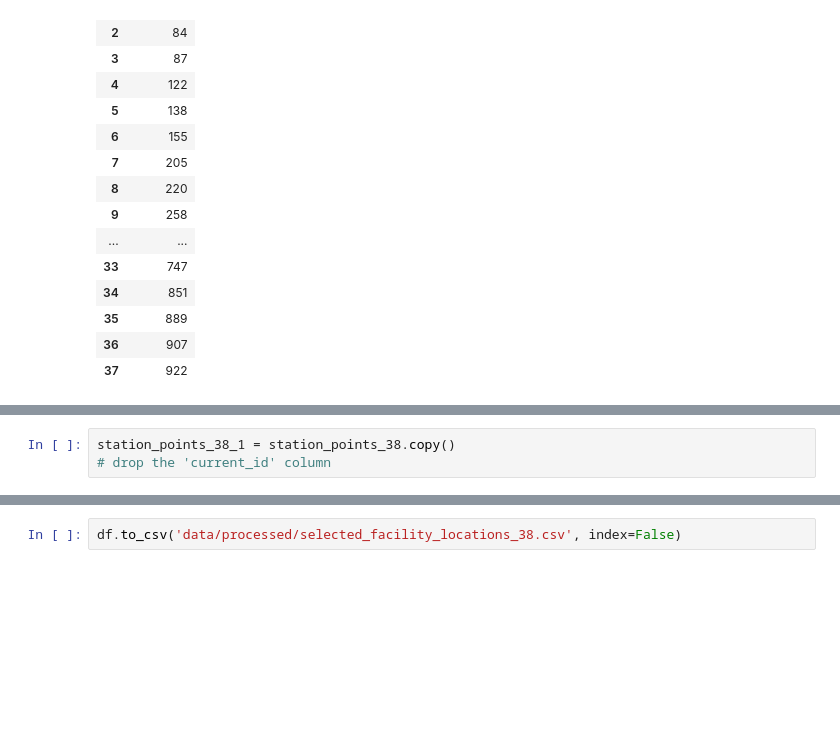
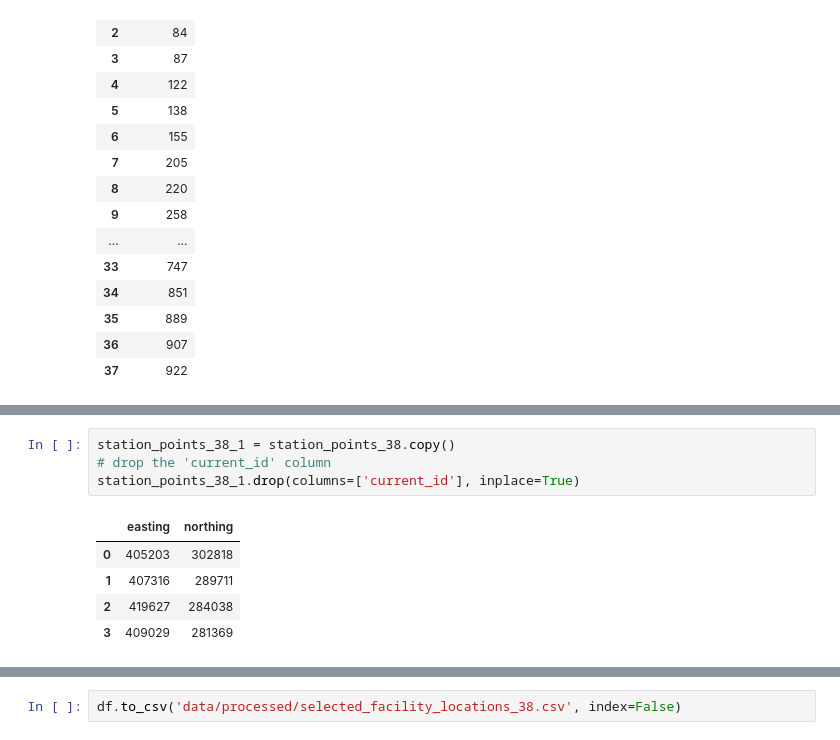
Before and after one commit to BohaoSuCC/CASADataHackathon, a Jupyter notebook: Pmedian.ipynb, the cells around one changed output, grey strips where cells are left out. Cells and saved outputs as stored; diff of their text form; blank space fills up the shorter version.

```diff
--- a/Pmedian.ipynb
+++ b/Pmedian.ipynb
@@ -508,3 +528,10 @@ station_points_38.columns
 # %%
 station_points_38_1 = station_points_38.copy()
 # drop the 'current_id' column
+station_points_38_1.drop(columns=['current_id'], inplace=True)
+# %% [output]
+|  | easting | northing |
+| 0 | 405203 | 302818 |
+| 1 | 407316 | 289711 |
+| 2 | 419627 | 284038 |
+| 3 | 409029 | 281369 |
```
Also changed, not shown: parts of 13 cells of this notebook, 5 other files.
